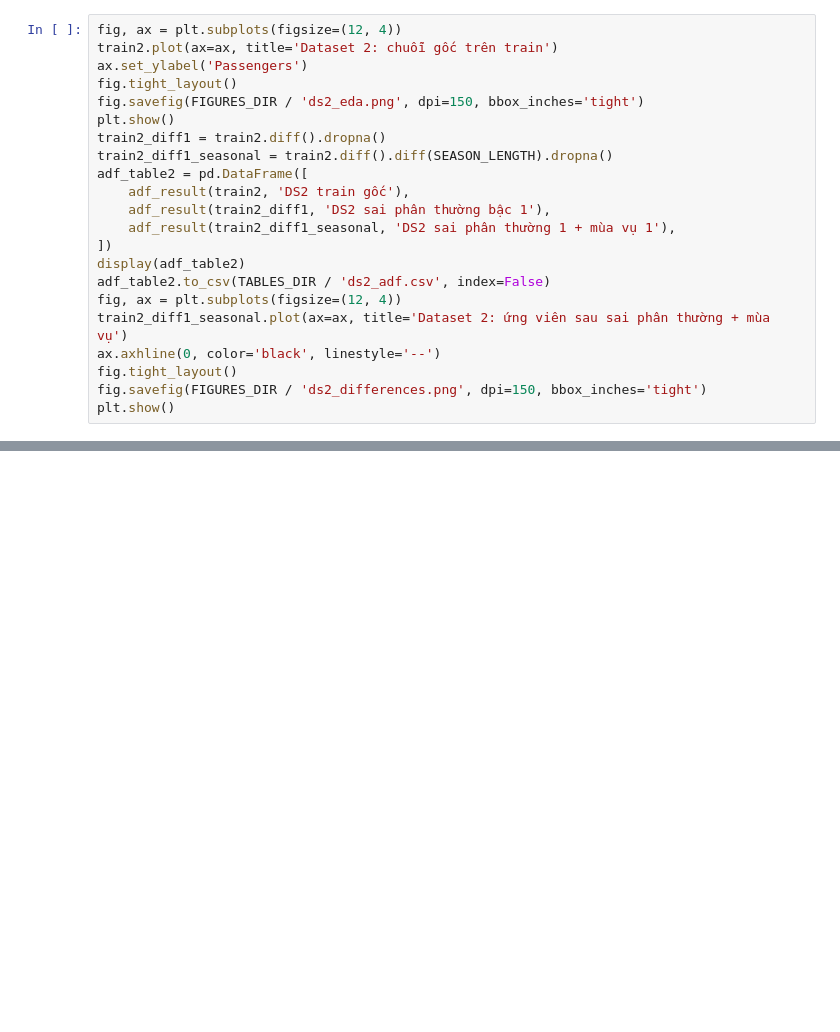
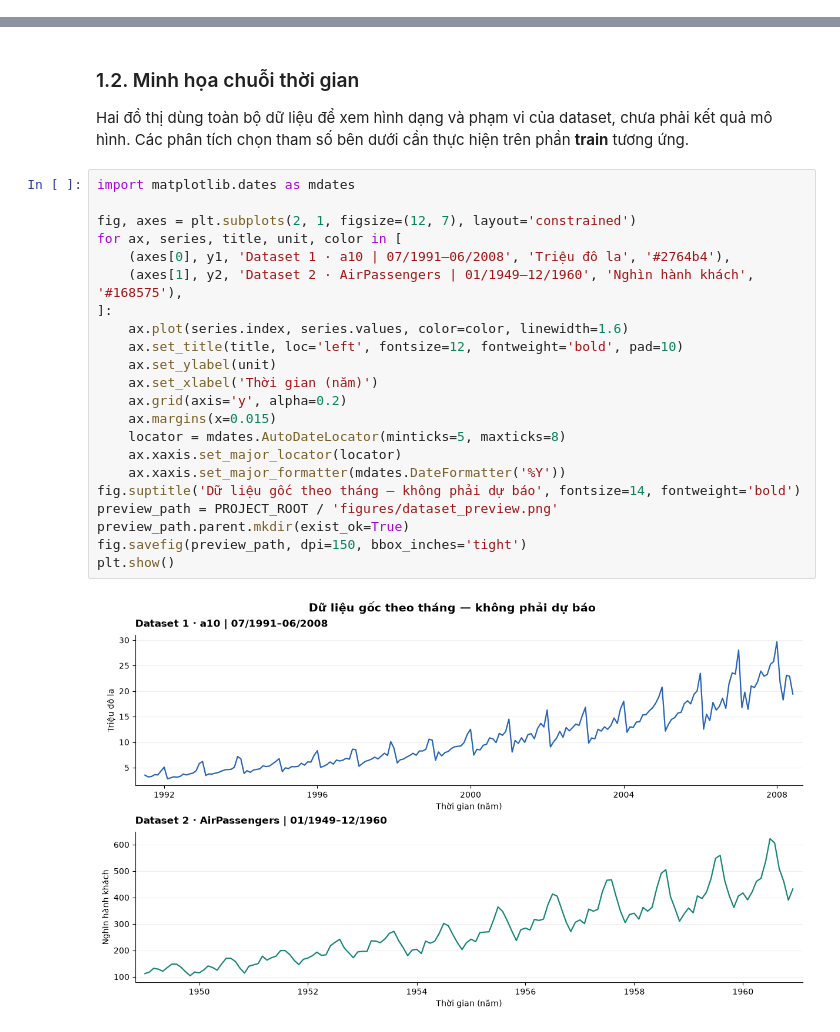
Before and after one commit to thvhieu/lab2-time-series, a Jupyter notebook: Lab2_ADF_ARIMA_SARIMA.ipynb, the cells around one changed output, grey strips where cells are left out. Cells and saved outputs as stored; diff of their text form; blank space fills up the shorter version.

```diff
--- a/Lab2_ADF_ARIMA_SARIMA.ipynb
+++ b/Lab2_ADF_ARIMA_SARIMA.ipynb
@@ -356,22 +0,0 @@ Sai phân thường bậc 1 + sai phân mùa vụ bậc 1 là **gợi ý để k
-# %%
-fig, ax = plt.subplots(figsize=(12, 4))
-train2.plot(ax=ax, title='Dataset 2: chuỗi gốc trên train')
-ax.set_ylabel('Passengers')
-fig.tight_layout()
-fig.savefig(FIGURES_DIR / 'ds2_eda.png', dpi=150, bbox_inches='tight')
-plt.show()
-train2_diff1 = train2.diff().dropna()
-train2_diff1_seasonal = train2.diff().diff(SEASON_LENGTH).dropna()
-adf_table2 = pd.DataFrame([
-    adf_result(train2, 'DS2 train gốc'),
-    adf_result(train2_diff1, 'DS2 sai phân thường bậc 1'),
-    adf_result(train2_diff1_seasonal, 'DS2 sai phân thường 1 + mùa vụ 1'),
-])
-display(adf_table2)
-adf_table2.to_csv(TABLES_DIR / 'ds2_adf.csv', index=False)
-fig, ax = plt.subplots(figsize=(12, 4))
-train2_diff1_seasonal.plot(ax=ax, title='Dataset 2: ứng viên sau sai phân thường + mùa vụ')
-ax.axhline(0, color='black', linestyle='--')
-fig.tight_layout()
-fig.savefig(FIGURES_DIR / 'ds2_differences.png', dpi=150, bbox_inches='tight')
-plt.show()
@@ -483,0 +105,28 @@ else:
+# %% [markdown]
+### 1.2. Minh họa chuỗi thời gian
+Hai đồ thị dùng toàn bộ dữ liệu để xem hình dạng và phạm vi của dataset, chưa phải kết quả mô hình.
+Các phân tích chọn tham số bên dưới cần thực hiện trên phần **train** tương ứng.
+# %%
+import matplotlib.dates as mdates
+
+fig, axes = plt.subplots(2, 1, figsize=(12, 7), layout='constrained')
+for ax, series, title, unit, color in [
+    (axes[0], y1, 'Dataset 1 · a10 | 07/1991–06/2008', 'Triệu đô la', '#2764b4'),
+    (axes[1], y2, 'Dataset 2 · AirPassengers | 01/1949–12/1960', 'Nghìn hành khách', '#168575'),
+]:
+    ax.plot(series.index, series.values, color=color, linewidth=1.6)
+    ax.set_title(title, loc='left', fontsize=12, fontweight='bold', pad=10)
+    ax.set_ylabel(unit)
+    ax.set_xlabel('Thời gian (năm)')
+    ax.grid(axis='y', alpha=0.2)
+    ax.margins(x=0.015)
+    locator = mdates.AutoDateLocator(minticks=5, maxticks=8)
+    ax.xaxis.set_major_locator(locator)
+    ax.xaxis.set_major_formatter(mdates.DateFormatter('%Y'))
+fig.suptitle('Dữ liệu gốc theo tháng — không phải dự báo', fontsize=14, fontweight='bold')
+preview_path = PROJECT_ROOT / 'figures/dataset_preview.png'
+preview_path.parent.mkdir(exist_ok=True)
+fig.savefig(preview_path, dpi=150, bbox_inches='tight')
+plt.show()
+# %% [output]
+[figure, added]
```
Also changed, not shown: parts of 65 cells of this notebook, 16 other files.
